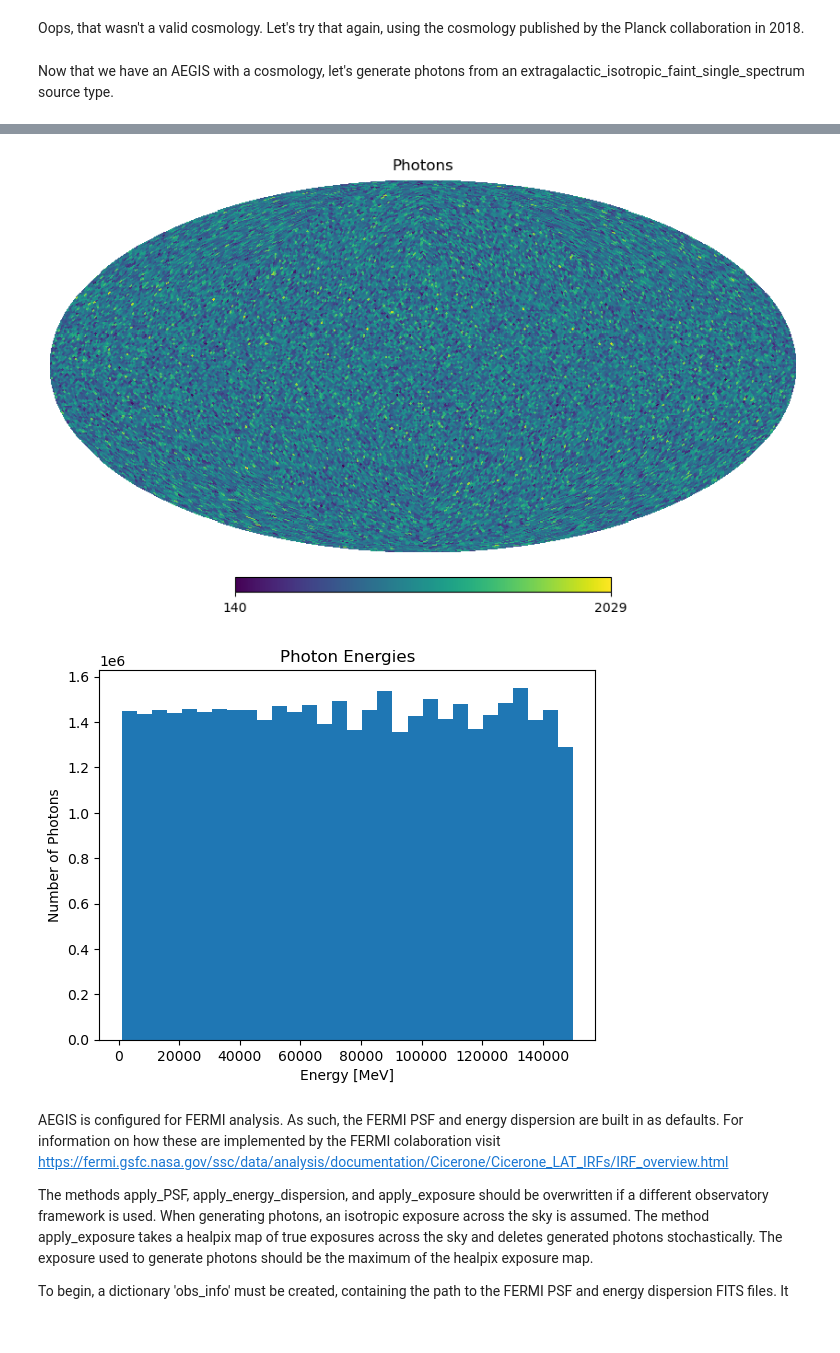
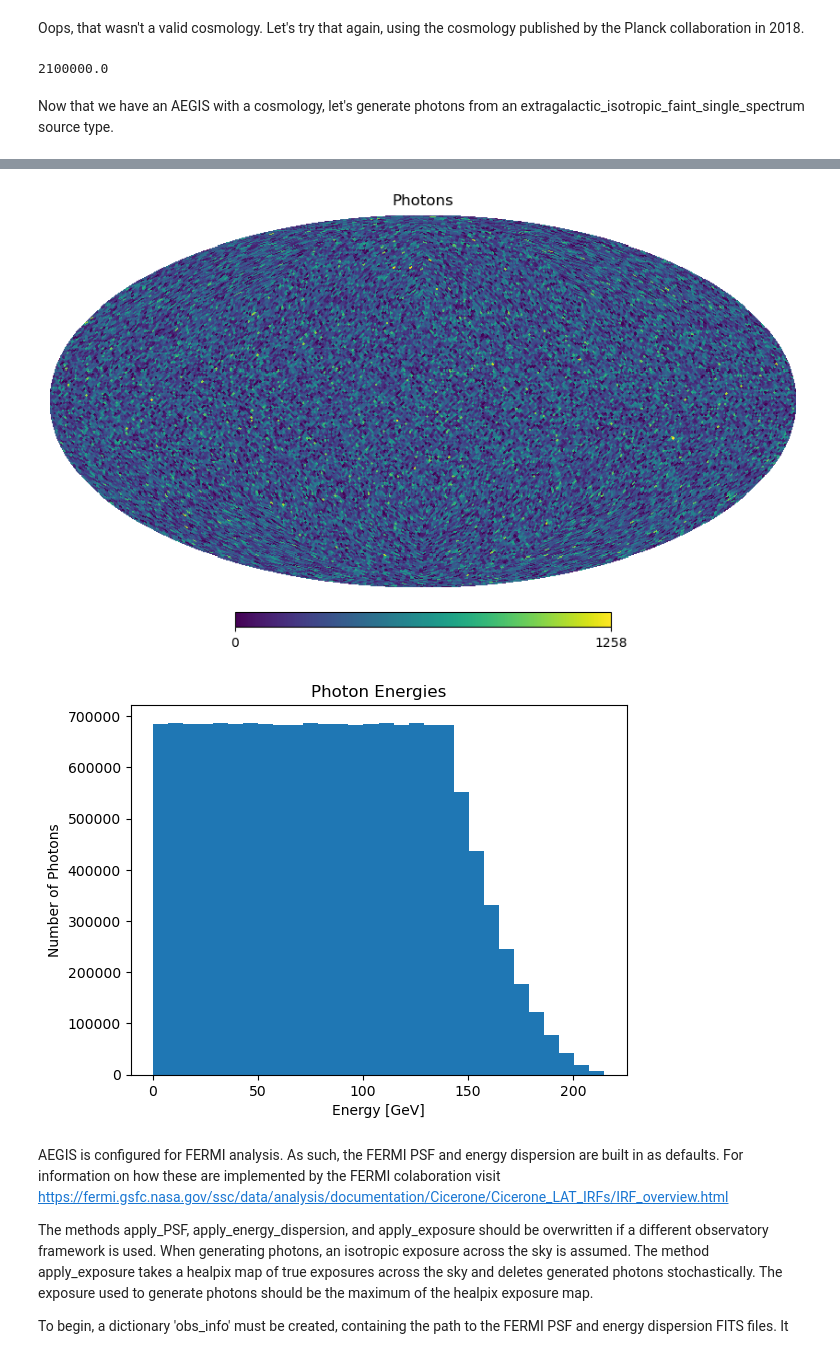
Before and after one commit to Chri3448/DGRB, a Jupyter notebook: AEGIS Introduction.ipynb, the cells around one changed output, grey strips where cells are left out. Drawn from its saved outputs; the diff is of its cells as text; code cells hidden in the pictures.

```diff
--- a/AEGIS Introduction.ipynb
+++ b/AEGIS Introduction.ipynb
@@ -41,7 +41,7 @@ max_radius = 8.5 + 20*2 #kpc
 exposure = 2000*10*0.2 #cm^2 yr
 flux_cut = 1e-9 #photons/cm^2/s
 angular_cut = np.pi #10*u.deg.to('rad') #degrees
-angular_cut_gen = angular_cut*1.5
+angular_cut_gen = np.pi
 lat_cut = 0 #2*u.deg.to('rad') #degrees
-lat_cut_gen = lat_cut*0.5
+lat_cut_gen = 0
 # %%
@@ -320,9 +318,12 @@ Oops, that wasn't a valid cosmology. Let's try that again, using the cosmology p
 # %%
 my_cosmology = 'Planck18'
 z_range = [0, 14]
+energy_range_gen = [energy_range_gen[0], energy_range[1]*1.5*z_range[1]]
 luminosity_range = 10.0**np.array([50, 70])
-my_AEGIS = aegis.aegis(abundance_luminosity_and_spectrum_list, source_class_list, parameter_range, energy_range, luminosity_range, max_radius, exposure, angular_cut, lat_cut, flux_cut, cosmology = my_cosmology, z_range = z_range, verbose = False)
-my_AEGIS.angular_cut_gen, my_AEGIS.lat_cut_gen, my_AEGIS.Emin_gen, my_AEGIS.Emax_gen = angular_cut_gen, lat_cut_gen, energy_range_gen[0], energy_range_gen[1]
+my_AEGIS = aegis.aegis(abundance_luminosity_and_spectrum_list, source_class_list, parameter_range, energy_range, luminosity_range, max_radius, exposure, angular_cut, lat_cut, flux_cut, energy_range_gen, angular_cut_gen, lat_cut_gen, cosmology = my_cosmology, z_range = z_range, verbose = False)
+print(my_AEGIS.Emax_gen)
+# %% [output]
+2100000.0
 # %% [markdown]
 Now that we have an AEGIS with a cosmology, let's generate photons from an extragalactic_isotropic_faint_single_spectrum source type.
 # %%
@@ -342,6 +343,7 @@ my_AEGIS.source_class_list = ['extragalactic_isotropic_faint_single_spectrum']
 input_params = [1e-65]
 
 source_info = my_AEGIS.create_sources(input_params, grains = 1000)
+print(np.size(source_info['redshifts']))
 photon_info = my_AEGIS.generate_photons_from_sources(input_params, source_info)
 
 N_side = 2**6
@@ -356,8 +358,8 @@ ax.set_title('Photon Energies')
 #ax.set_yscale('log')
 #ax.set_xscale('log')
 ax.set_ylabel('Number of Photons')
-ax.set_xlabel('Energy [MeV]')
-ax.hist(photon_info['energies'], bins = 30, range = energy_range_gen)
+ax.set_xlabel('Energy [GeV]')
+ax.hist(photon_info['energies']/1000, bins = 30, range = [np.min(photon_info['energies'])/1000, np.max(photon_info['energies'])/1000])
 
 print('Number of sources: ', np.size(source_info['distances']))
 print('Number of photons: ', np.size(photon_info['energies']))
@@ -376,5 +386,5 @@ Size of pixels (deg): 0.9161297098179749
-[figure, old version]
+[figure, new version]
-[figure, old version]
+[figure, new version]
 # %% [markdown]
 AEGIS is configured for FERMI analysis. As such, the FERMI PSF and energy dispersion are built in as defaults. For information on how these are implemented by the FERMI colaboration visit https://fermi.gsfc.nasa.gov/ssc/data/analysis/documentation/Cicerone/Cicerone_LAT_IRFs/IRF_overview.html
 
```
Also changed, not shown: parts of 13 cells of this notebook, 1 other file.
